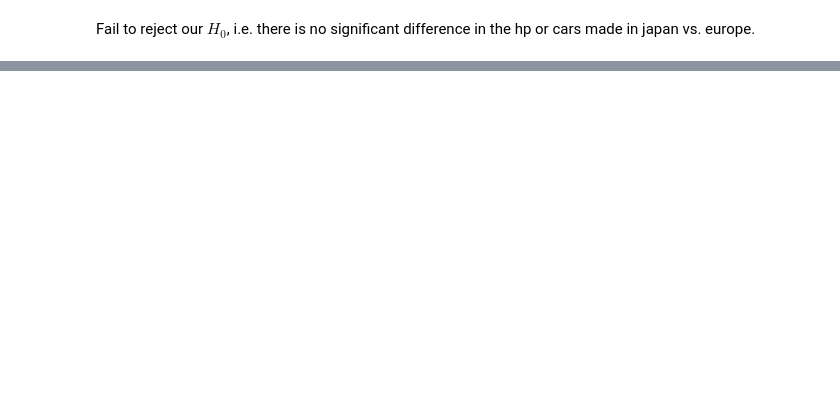
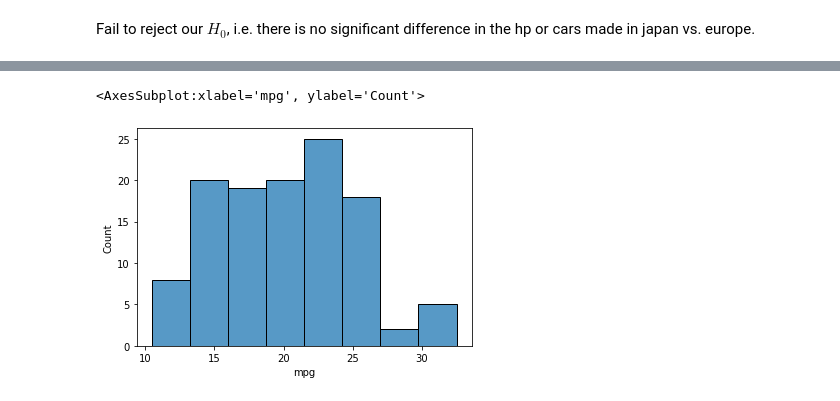
Before and after one commit to Joshua-C-Bryant/statistics-exercises, a Jupyter notebook: hypothesis_testing_comparing_means.ipynb, the cells around one changed output, grey strips where cells are left out. Cells and saved outputs as stored; diff of their text form; code cells hidden in the pictures; blank space fills up the shorter version.

```diff
--- a/hypothesis_testing_comparing_means.ipynb
+++ b/hypothesis_testing_comparing_means.ipynb
@@ -623,0 +710,4 @@ Fail to reject our $H_{0}$, i.e. there is no significant difference in the hp or
+# %%
+from pydataset import data
+df = data('mpg')
+df
@@ -623,0 +755,3 @@ Fail to reject our $H_{0}$, i.e. there is no significant difference in the hp or
+# %%
+df['mpg'] = (df['cty'] + df['hwy'])/ 2
+df
@@ -623,0 +772,3 @@ Fail to reject our $H_{0}$, i.e. there is no significant difference in the hp or
+# %%
+oh_eight = df[df['year']==2008]
+oh_eight
@@ -623,0 +814,3 @@ Fail to reject our $H_{0}$, i.e. there is no significant difference in the hp or
+# %%
+oh_eight_mpg = oh_eight['mpg']
+oh_eight_mpg
@@ -623,0 +856,5 @@ Fail to reject our $H_{0}$, i.e. there is no significant difference in the hp or
+# %%
+sns.histplot(oh_eight_mpg)
+# %% [output]
+<AxesSubplot:xlabel='mpg', ylabel='Count'>
+[figure, added]
```
Also changed, not shown: parts of 45 cells of this notebook.
